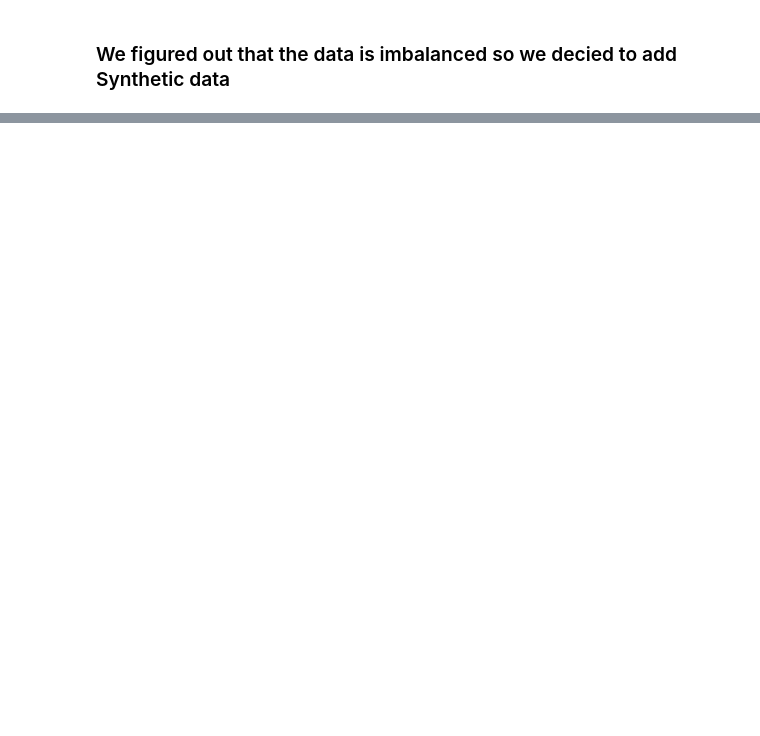
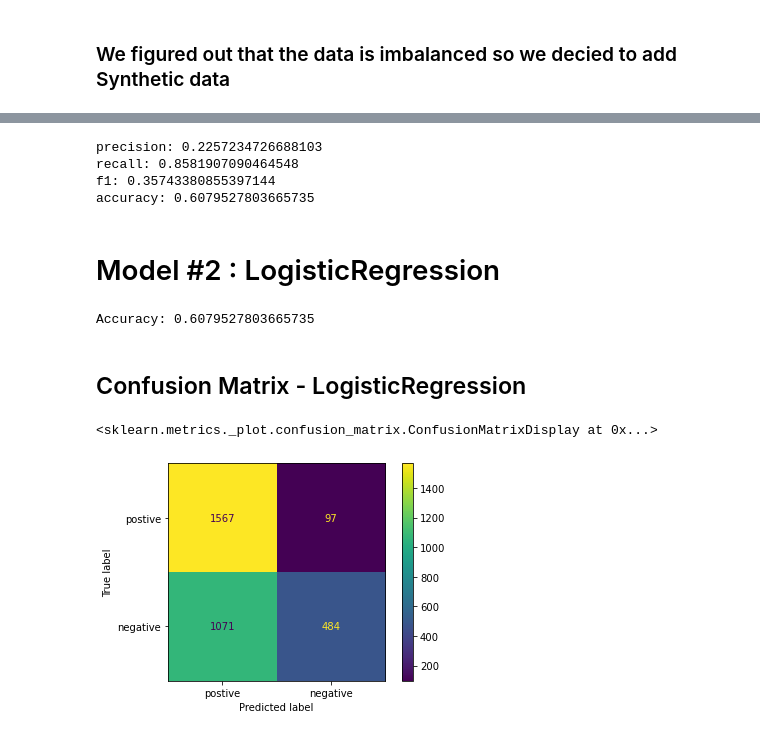
Before and after one commit to royofer123/ml_project, a Jupyter notebook: ml_project.ipynb, the cells around one changed output, grey strips where cells are left out. Drawn from its saved outputs; the diff is of its cells as text; code cells hidden in the pictures; blank space fills up the shorter version.

Commit message:
recall f1 matrix

```diff
--- a/ml_project.ipynb
+++ b/ml_project.ipynb
@@ -755,0 +644,38 @@ accuracy: 0.6105287677614721
+# %%
+knn_prec = precision_score(prediction,y_test)
+print('precision:',knn_prec)
+
+knn_recall = recall_score(prediction,y_test)
+print('recall:',knn_recall)
+
+knn_f1 = f1_score(prediction,y_test)
+print('f1:',knn_f1)
+
+knn_acc = accuracy_score(prediction,y_test)
+print('accuracy:',knn_acc)
+# %% [output]
+precision: 0.2257234726688103
+recall: 0.8581907090464548
+f1: 0.35743380855397144
+accuracy: 0.6079527803665735
+# %% [markdown]
+# Model #2 : LogisticRegression
+# %%
+logreg = LogisticRegression()
+logreg.fit(X_train, y_train)
+y_pred = logreg.predict(X_test)
+print("Accuracy:",metrics.accuracy_score(prediction,y_test))
+confusion_matrix=metrics.confusion_matrix(prediction,y_test)
+# %% [output]
+Accuracy: 0.6079527803665735
+# %% [markdown]
+## Confusion Matrix - LogisticRegression
+# %%
+from sklearn.metrics import confusion_matrix, ConfusionMatrixDisplay
+
+cm = confusion_matrix(y_test, y_pred)
+cmd = ConfusionMatrixDisplay(cm, display_labels=['postive','negative'])
+cmd.plot()
+# %% [output]
+<sklearn.metrics._plot.confusion_matrix.ConfusionMatrixDisplay at 0x...>
+[figure, added]
```
Also changed, not shown: parts of 57 cells of this notebook.
